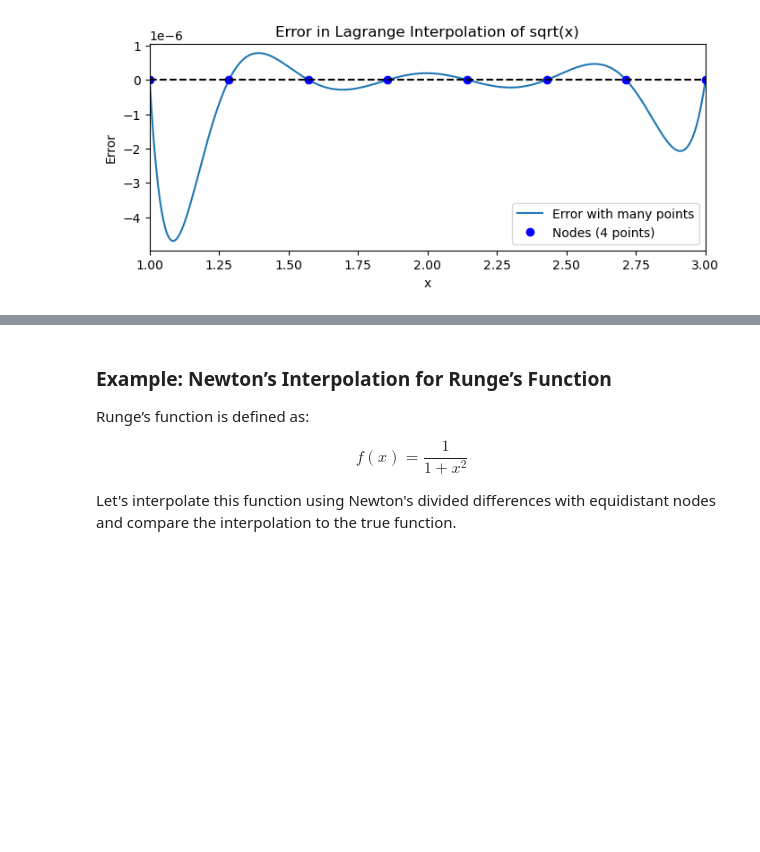
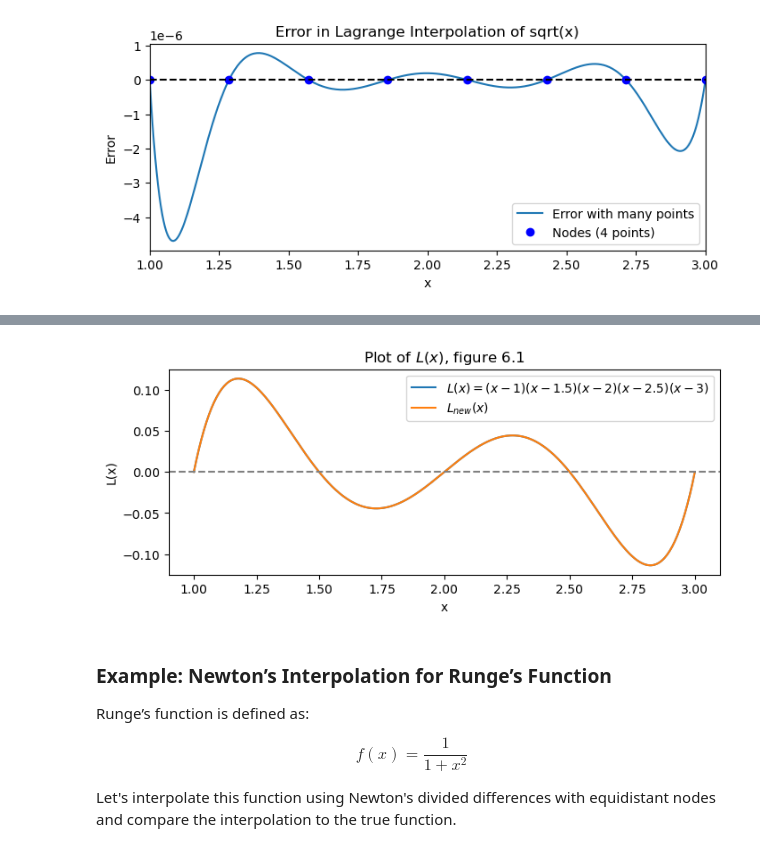
Before and after one commit to galendal/MAT160, a Jupyter notebook: interpolation.ipynb, the cells around one changed output, grey strips where cells are left out. Cells and saved outputs as stored; diff of their text form; code cells hidden in the pictures; blank space fills up the shorter version.

```diff
--- a/interpolation.ipynb
+++ b/interpolation.ipynb
@@ -425,3 +435,18 @@ plt.show()
+# %%
+L = lambda x: (x - 1) * (x - 1.5) * (x - 2) * (x - 2.5) * (x - 3)
+L_new = lambda x: (x - 1) * (x - 1.5) * (x - 2) * (x - 2.5) * (x - 3)
+x_L = np.linspace(1, 3, 400) # Try (1,3) and (0,4)
+plt.figure(figsize=(8, 3))
+plt.plot(x_L, L(x_L), label=r'$L(x)=(x-1)(x-1.5)(x-2)(x-2.5)(x-3)$')
+plt.plot(x_L, L_new(x_L), label=r'$L_{new}(x)$')
+plt.xlabel('x')
+plt.ylabel('L(x)')
+plt.title('Plot of $L(x)$, figure 6.1')
+plt.axhline(0, color='gray', linestyle='--')
+plt.legend()
+plt.show()
+# %% [output]
+[figure, added]
 # %% [markdown]
 ### Example: Newton’s Interpolation for Runge’s Function
 
```
Also changed, not shown: parts of 31 cells of this notebook, 2 other files.
